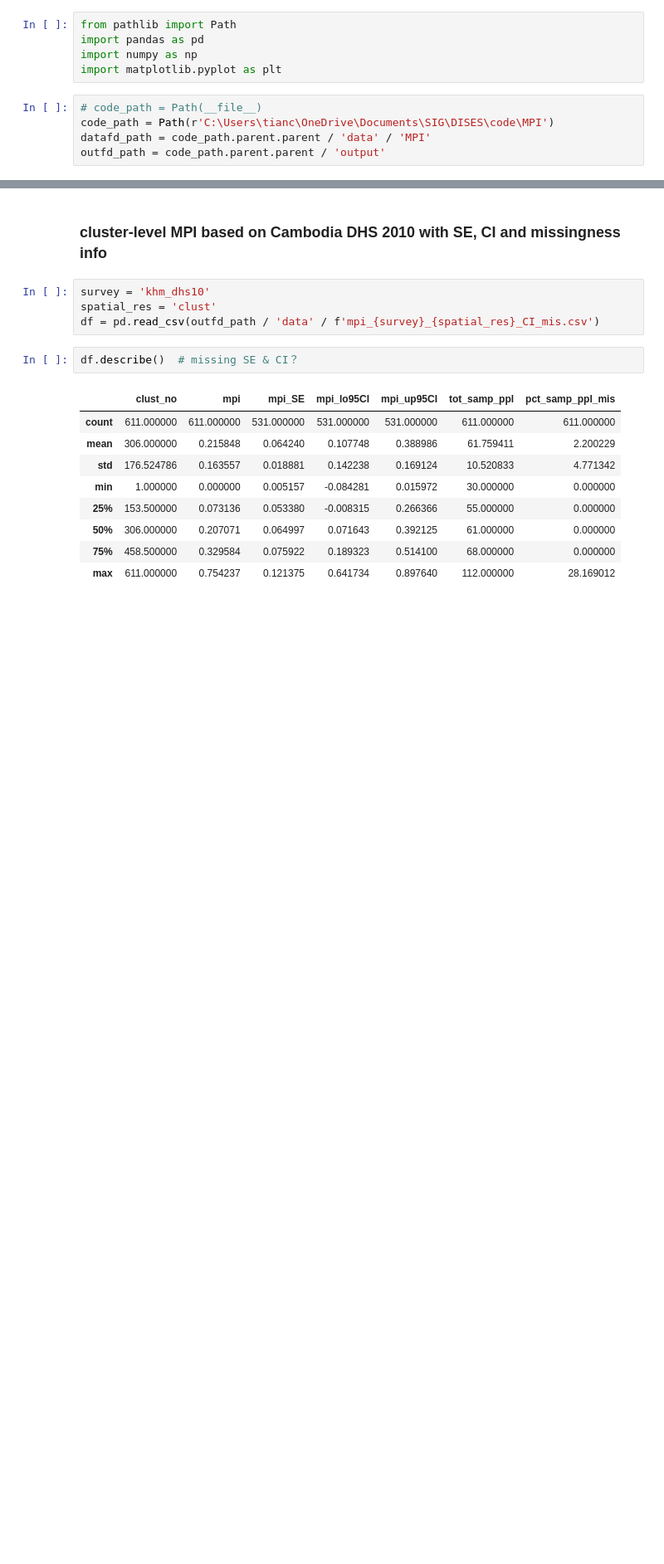
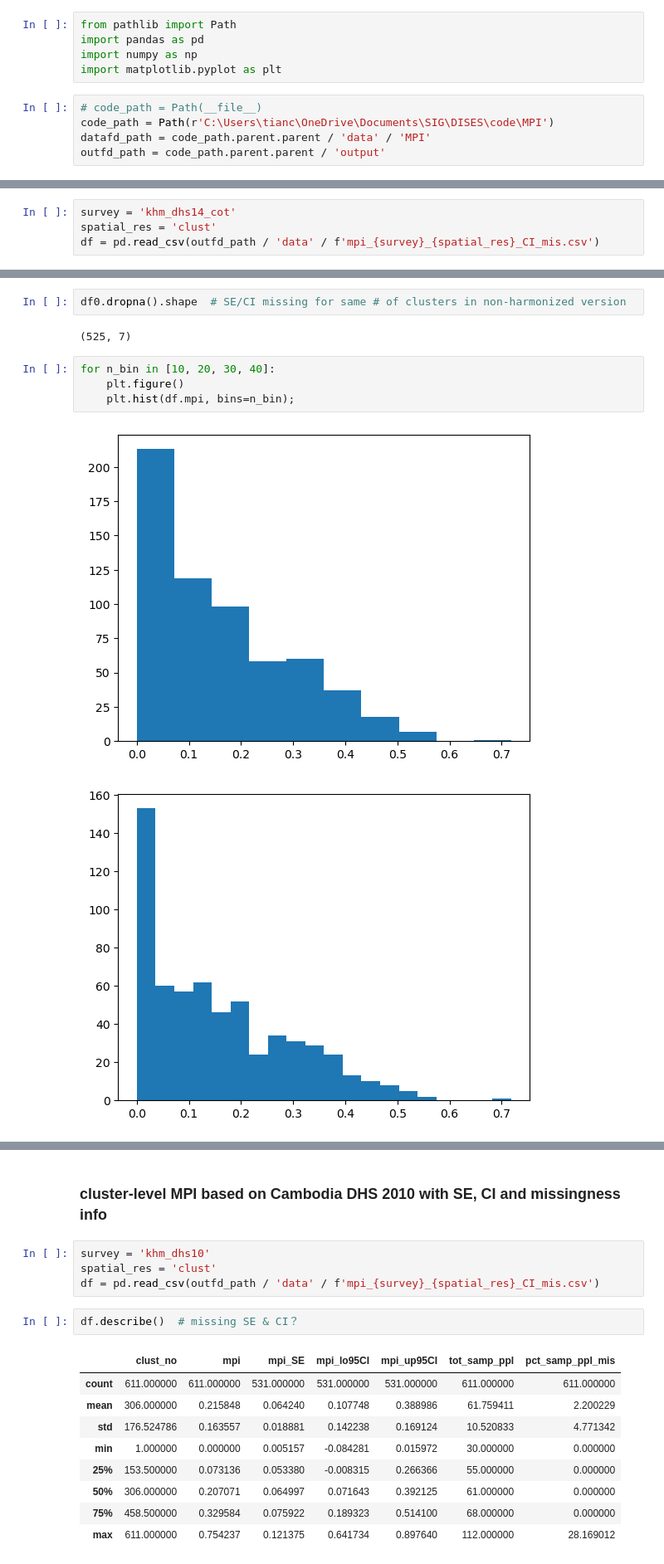
Before and after one commit to sig-gis/mpi, a Jupyter notebook: code/MPI/analysis.ipynb, the cells around one changed output, grey strips where cells are left out. Shown at 83% size. Drawn from its saved outputs; the diff is of its cells as text; blank space fills up the shorter version.

Commit message:
sanity check khm 14 harmonized cluster MPIs
& their SE, CI, missingness, check that MPI values are similar to non-harmonized version

```diff
--- a/code/MPI/analysis.ipynb
+++ b/code/MPI/analysis.ipynb
@@ -10,0 +13,4 @@ outfd_path = code_path.parent.parent / 'output'
+# %%
+survey = 'khm_dhs14_cot'
+spatial_res = 'clust'
+df = pd.read_csv(outfd_path / 'data' / f'mpi_{survey}_{spatial_res}_CI_mis.csv')
@@ -10,0 +102,11 @@ outfd_path = code_path.parent.parent / 'output'
+# %%
+df0.dropna().shape  # SE/CI missing for same # of clusters in non-harmonized version
+# %% [output]
+(525, 7)
+# %%
+for n_bin in [10, 20, 30, 40]:
+    plt.figure()
+    plt.hist(df.mpi, bins=n_bin);
+# %% [output]
+[figure, added]
+[figure, added]
```
Also changed, not shown: parts of 34 cells of this notebook.
